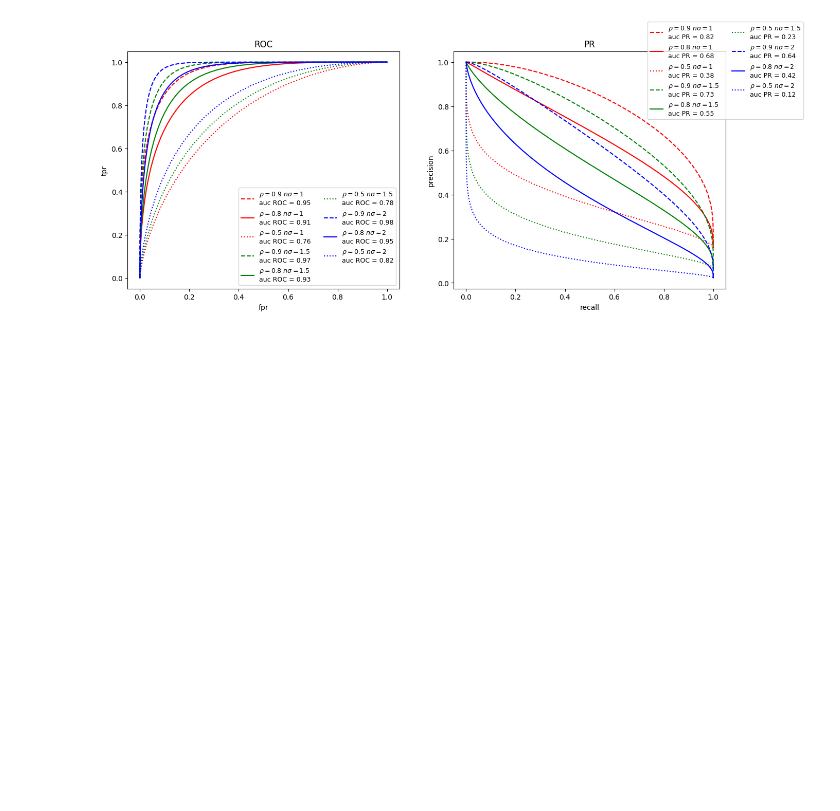
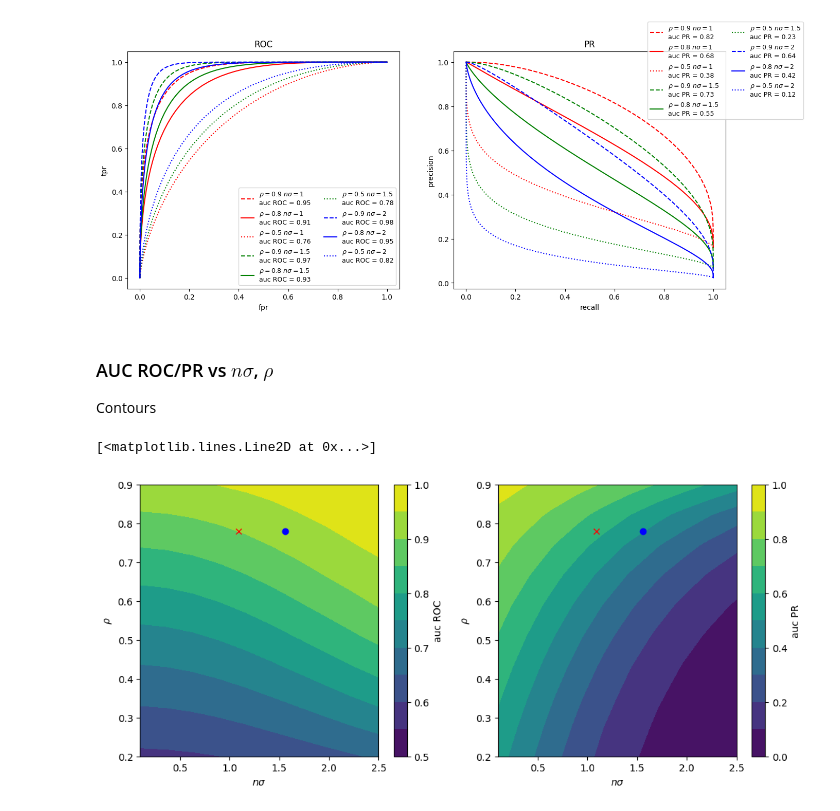
Before and after one commit to martp91/roc_pr_curves_normal_noise, a Jupyter notebook: compute_roc_pr_normal.ipynb, the cells around one changed output. Saved outputs shown, nothing was run; the diff lists cells and outputs as text; code cells hidden in the pictures; blank space fills up the shorter version.

Commit message:
add contour of auc vs rho/n

```diff
--- a/compute_roc_pr_normal.ipynb
+++ b/compute_roc_pr_normal.ipynb
@@ -245,3 +246,44 @@ axs[1].set_title('PR')
 # %% [output]
 Text(0.5, 1.0, 'PR')
 [figure]
+# %% [markdown]
+### AUC ROC/PR vs $n\sigma$, $\rho$
+Contours
+# %%
+ns = np.linspace(0.1, 2.5, 10)
+rhos = np.linspace(0.2, 0.9, 10)
+out_roc = np.zeros((10, 10))
+out_pr = np.zeros((10, 10))
+sig_tot = 1
+for i, n in enumerate(ns):
+    for j, rho in enumerate(rhos):
+        sig_pop = rho
+        sig_meas = (sig_tot**2 - sig_pop**2) ** 0.5
+        # print(sig_tot, sig_pop, sig_meas)
+        auc_roc, auc_pr = compute_roc_pr_curve(
+            0,
+            sig_pop,
+            sig_meas,
+            -n,
+        )
+        out_roc[i, j] = auc_roc
+        out_pr[i, j] = auc_pr
+# %%
+f, (ax1, ax2) = plt.subplots(1, 2, figsize=(12, 5))
+im = ax1.contourf(ns, rhos, out_roc.T, levels=np.arange(0.5, 1.05, 0.05))
+cb = f.colorbar(im)
+cb.set_label("auc ROC")
+im = ax2.contourf(ns, rhos, out_pr.T, levels=np.arange(0, 1.1, 0.1), cmap="viridis")
+cb = f.colorbar(im)
+
+cb.set_label("auc PR")
+for ax in [ax1, ax2]:
+    ax.set(xlabel="$n\\sigma$", ylabel="$\\rho$")
+
+ax1.plot(1.09, 0.78, 'rx')
+ax1.plot(1.56, 0.78, 'bo')
+ax2.plot(1.09, 0.78, 'rx')
+ax2.plot(1.56, 0.78, 'bo')
+# %% [output]
+[<matplotlib.lines.Line2D at 0x...>]
+[figure, added]
```
Also changed, not shown: parts of 5 cells of this notebook.
